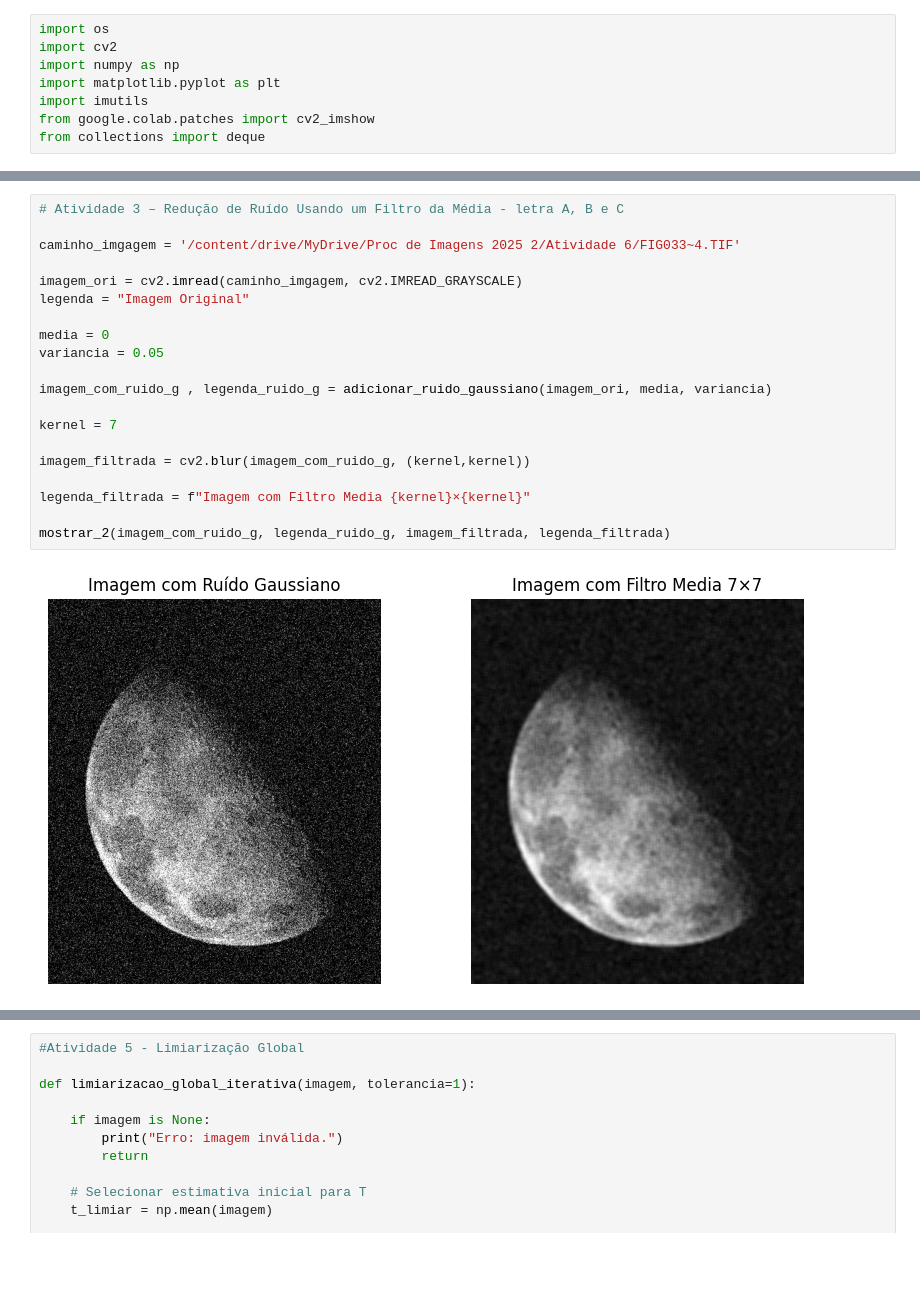
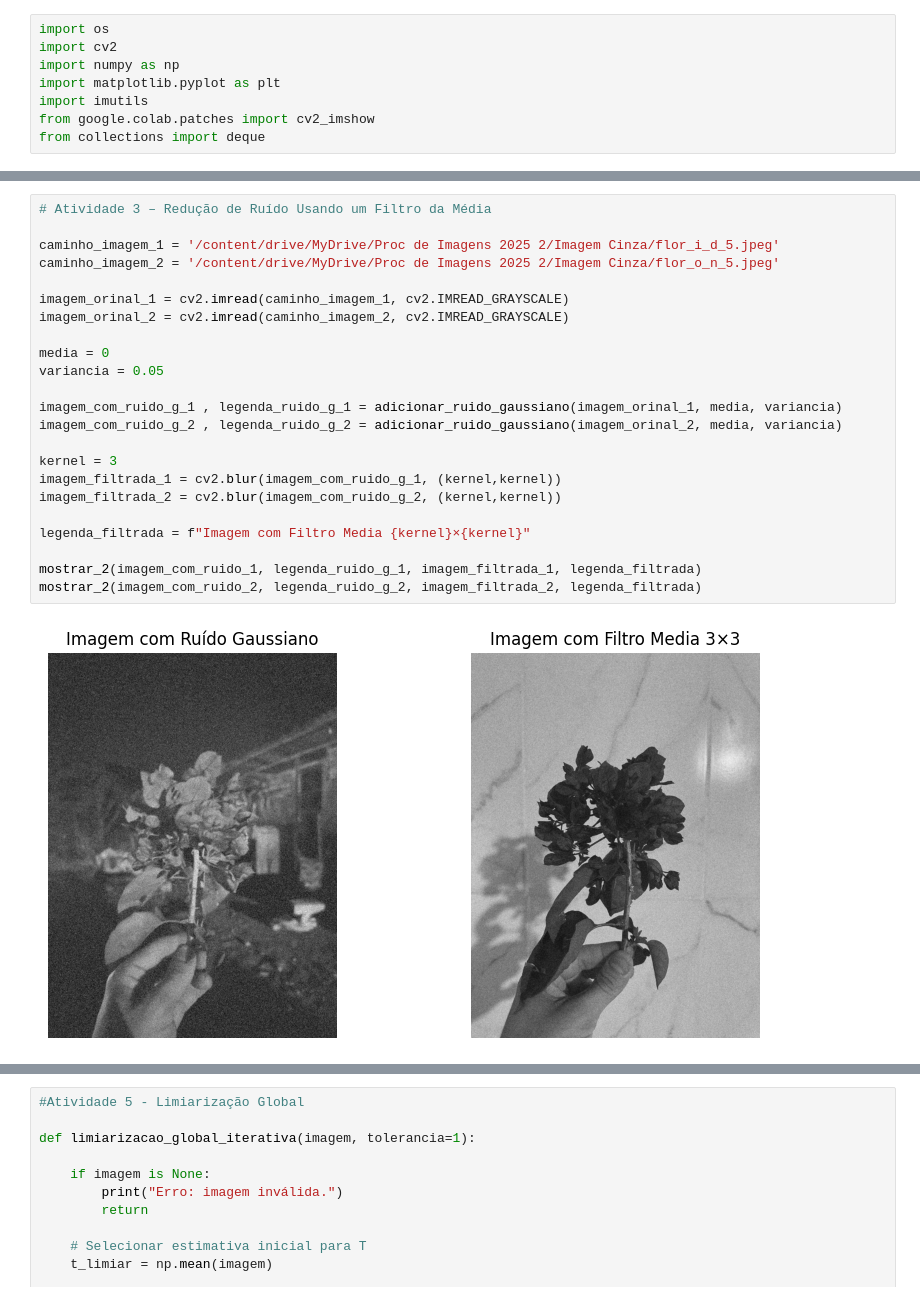
Before and after one commit to laerteluizf/Proc_Imagens_2025_2, a Jupyter notebook: proc_imagens_tarefa_final.ipynb, the cells around one changed output, grey strips where cells are left out. Drawn from its saved outputs; the diff is of its cells as text; blank space fills up the shorter version.

```diff
--- a/proc_imagens_tarefa_final.ipynb
+++ b/proc_imagens_tarefa_final.ipynb
@@ -196,22 +177,25 @@ mostrar_2(imagem_com_ruido, legenda_ruido, imagem_filtrada, legenda_filtrada)
 # %%
-# Atividade 3 – Redução de Ruído Usando um Filtro da Média - letra A, B e C
+# Atividade 3 – Redução de Ruído Usando um Filtro da Média
 
-caminho_imgagem = '/content/drive/MyDrive/Proc de Imagens 2025 2/Atividade 6/FIG033~4.TIF'
+caminho_imagem_1 = '/content/drive/MyDrive/Proc de Imagens 2025 2/Imagem Cinza/flor_i_d_5.jpeg'
+caminho_imagem_2 = '/content/drive/MyDrive/Proc de Imagens 2025 2/Imagem Cinza/flor_o_n_5.jpeg'
 
-imagem_ori = cv2.imread(caminho_imgagem, cv2.IMREAD_GRAYSCALE)
-legenda = "Imagem Original"
+imagem_orinal_1 = cv2.imread(caminho_imagem_1, cv2.IMREAD_GRAYSCALE)
+imagem_orinal_2 = cv2.imread(caminho_imagem_2, cv2.IMREAD_GRAYSCALE)
 
 media = 0
 variancia = 0.05
 
-imagem_com_ruido_g , legenda_ruido_g = adicionar_ruido_gaussiano(imagem_ori, media, variancia)
+imagem_com_ruido_g_1 , legenda_ruido_g_1 = adicionar_ruido_gaussiano(imagem_orinal_1, media, variancia)
+imagem_com_ruido_g_2 , legenda_ruido_g_2 = adicionar_ruido_gaussiano(imagem_orinal_2, media, variancia)
 
-kernel = 7
-
-imagem_filtrada = cv2.blur(imagem_com_ruido_g, (kernel,kernel))
+kernel = 3
+imagem_filtrada_1 = cv2.blur(imagem_com_ruido_g_1, (kernel,kernel))
+imagem_filtrada_2 = cv2.blur(imagem_com_ruido_g_2, (kernel,kernel))
 
 legenda_filtrada = f"Imagem com Filtro Media {kernel}×{kernel}"
 
-mostrar_2(imagem_com_ruido_g, legenda_ruido_g, imagem_filtrada, legenda_filtrada)
+mostrar_2(imagem_com_ruido_1, legenda_ruido_g_1, imagem_filtrada_1, legenda_filtrada)
+mostrar_2(imagem_com_ruido_2, legenda_ruido_g_2, imagem_filtrada_2, legenda_filtrada)
 # %% [output]
-[figure, old version]
+[figure, new version]
```
Also changed, not shown: parts of 21 cells of this notebook.
